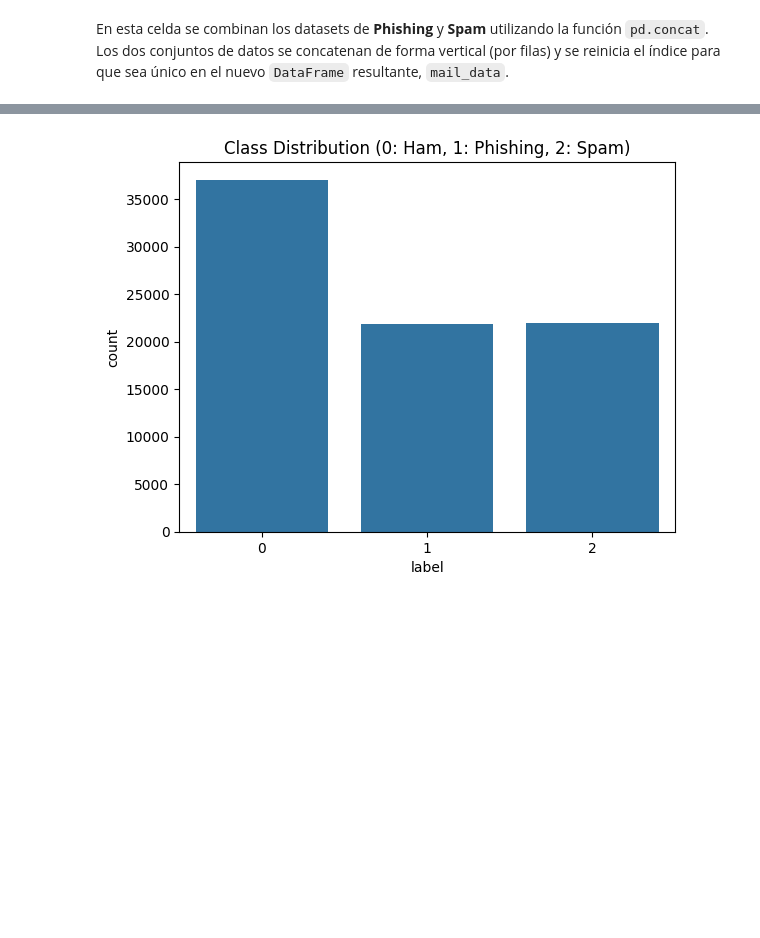
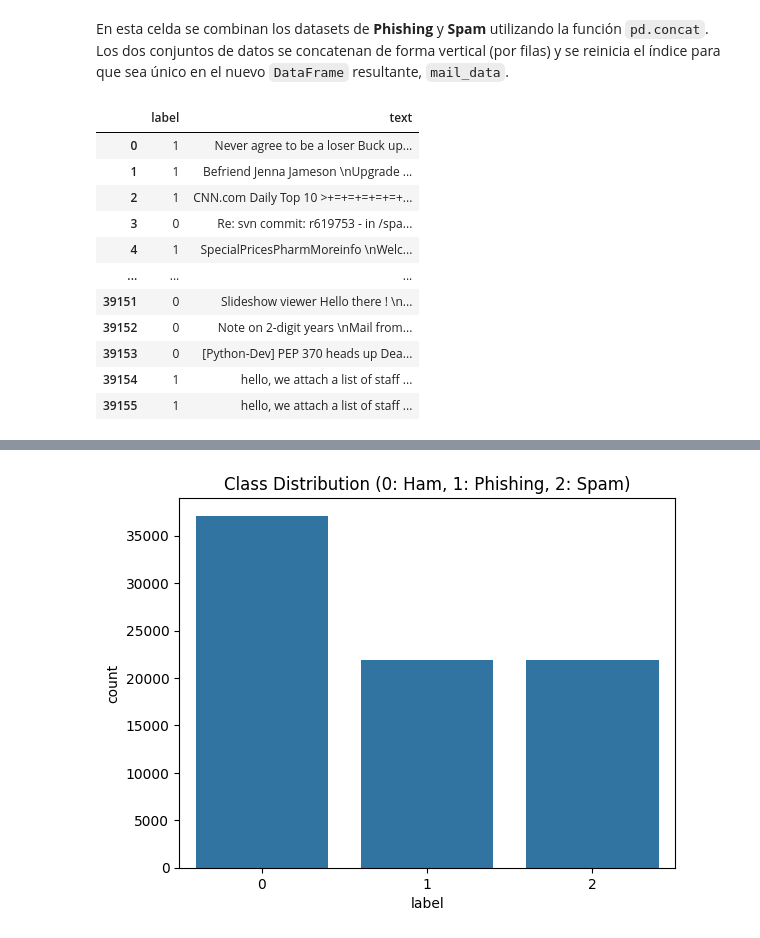
Before and after one commit to albertitometralleta/ClasificadorCorreosInteligente, a Jupyter notebook: NotebookExplicativo/clasificadorCorreosModeling.ipynb, the cells around one changed output, grey strips where cells are left out. Saved outputs shown, nothing was run; the diff lists cells and outputs as text; code cells hidden in the pictures; blank space fills up the shorter version.

```diff
--- a/NotebookExplicativo/clasificadorCorreosModeling.ipynb
+++ b/NotebookExplicativo/clasificadorCorreosModeling.ipynb
@@ -132,4 +125,17 @@ En esta celda se combinan los datasets de **Phishing** y **Spam** utilizando la
 # %%
 mail_data = pd.concat([phishing_data, spam_data], ignore_index=True)
 mail_data.info
+phishing_data
 # %% [output]
+|  | label | text |
+| 0 | 1 | Never agree to be a loser Buck up... |
+| 1 | 1 | Befriend Jenna Jameson \nUpgrade ... |
+| 2 | 1 | CNN.com Daily Top 10 >+=+=+=+=+=+... |
+| 3 | 0 | Re: svn commit: r619753 - in /spa... |
+| 4 | 1 | SpecialPricesPharmMoreinfo \nWelc... |
+| ... | ... | ... |
+| 39151 | 0 | Slideshow viewer Hello there ! \n... |
+| 39152 | 0 | Note on 2-digit years \nMail from... |
+| 39153 | 0 | [Python-Dev] PEP 370 heads up Dea... |
+| 39154 | 1 | hello, we attach a list of staff ... |
+| 39155 | 1 | hello, we attach a list of staff ... |
```
Also changed, not shown: parts of 10 cells of this notebook, 5 other files.
